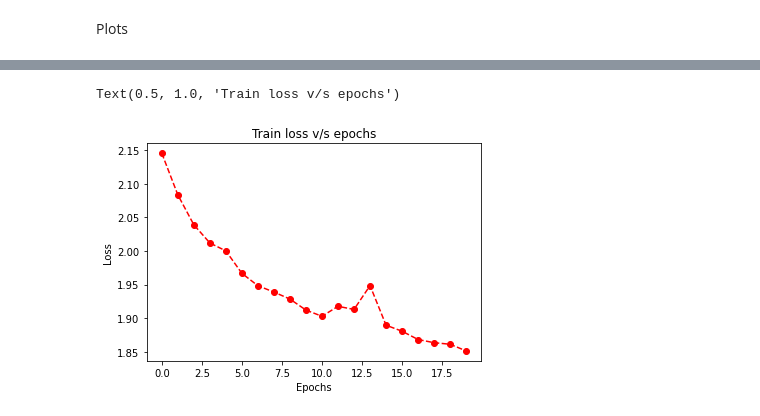
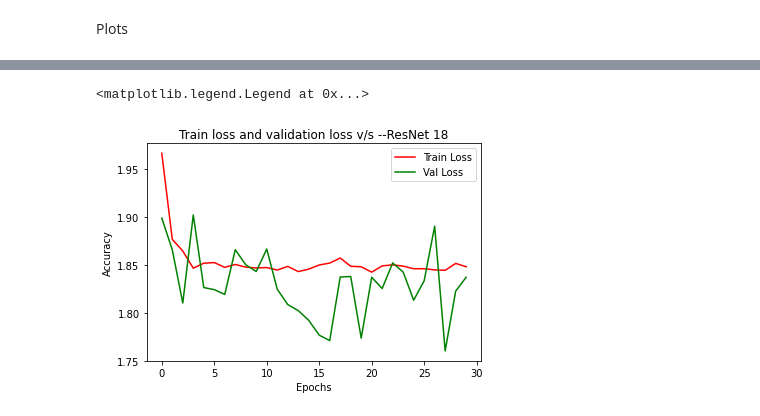
Before and after one commit to psb7/CIFAR10-classifier, a Jupyter notebook: CIFAR10_classifier.ipynb, the cells around one changed output, grey strips where cells are left out. Saved outputs shown, nothing was run; the diff lists cells and outputs as text; code cells hidden in the pictures.

Commit message:
added transfer learning with resnet 18

```diff
--- a/CIFAR10_classifier.ipynb
+++ b/CIFAR10_classifier.ipynb
@@ -271,0 +387,34 @@ Text(0.5, 1.0, 'Train accuracy v/s epochs')
+# %%
+# freezing weights in all the layers
+for param in resnet.parameters():
+    param.requires_grad = False
+
+# modifying the fully connected layer
+fc_in = resnet.fc.in_features
+resnet.fc = nn.Linear(fc_in, 10)
+# %%
+resnet = resnet.to(device)
+# %%
+criterion = nn.CrossEntropyLoss()
+optimizer = optim.Adam(resnet.fc.parameters(), lr=1e-3)
+# %%
+## Training resnet18 on CIFAR 10
+epochs     = []
+loss_train = []
+acc_train  = []
+loss_val   = []
+acc_val    = []
+for epoch in range(30):
+    train_loss,train_acc, model = train_one_epoch(resnet, train_loader,
+                                        optimizer, criterion)
+    val_loss, val_acc = validate(resnet, val_loader, criterion)
+
+    message = print(f'{epoch} Train Loss: {train_loss:.4f} Train Acc: {train_acc:.4f} Val Loss: {val_loss:.4f} Val Acc: {val_acc:.4f}')
+
+    print(message)
+
+    epochs.append(epoch)
+    loss_train.append(train_loss)
+    loss_val.append(val_loss)
+    acc_train.append(train_acc)
+    acc_val.append(val_acc)
@@ -272,9 +450,11 @@ Text(0.5, 1.0, 'Train accuracy v/s epochs')
 # %%
 ## Plotting Training accuracy against the epochs
-plt.plot(epochs,loss, 'ro--')
+plt.plot(epochs,loss_train, 'r-',label='Train Loss')
+plt.plot(epochs,loss_val, 'g-',label='Val Loss')
 plt.xlabel("Epochs")
-plt.ylabel("Loss")
-plt.title("Train loss v/s epochs")
+plt.ylabel("Accuracy")
+plt.title("Train loss and validation loss v/s --ResNet 18")
+plt.legend()
 # %% [output]
-Text(0.5, 1.0, 'Train loss v/s epochs')
+<matplotlib.legend.Legend at 0x...>
-[figure, old version]
+[figure, new version]
```
Also changed, not shown: parts of 40 cells of this notebook, 1 other file.
